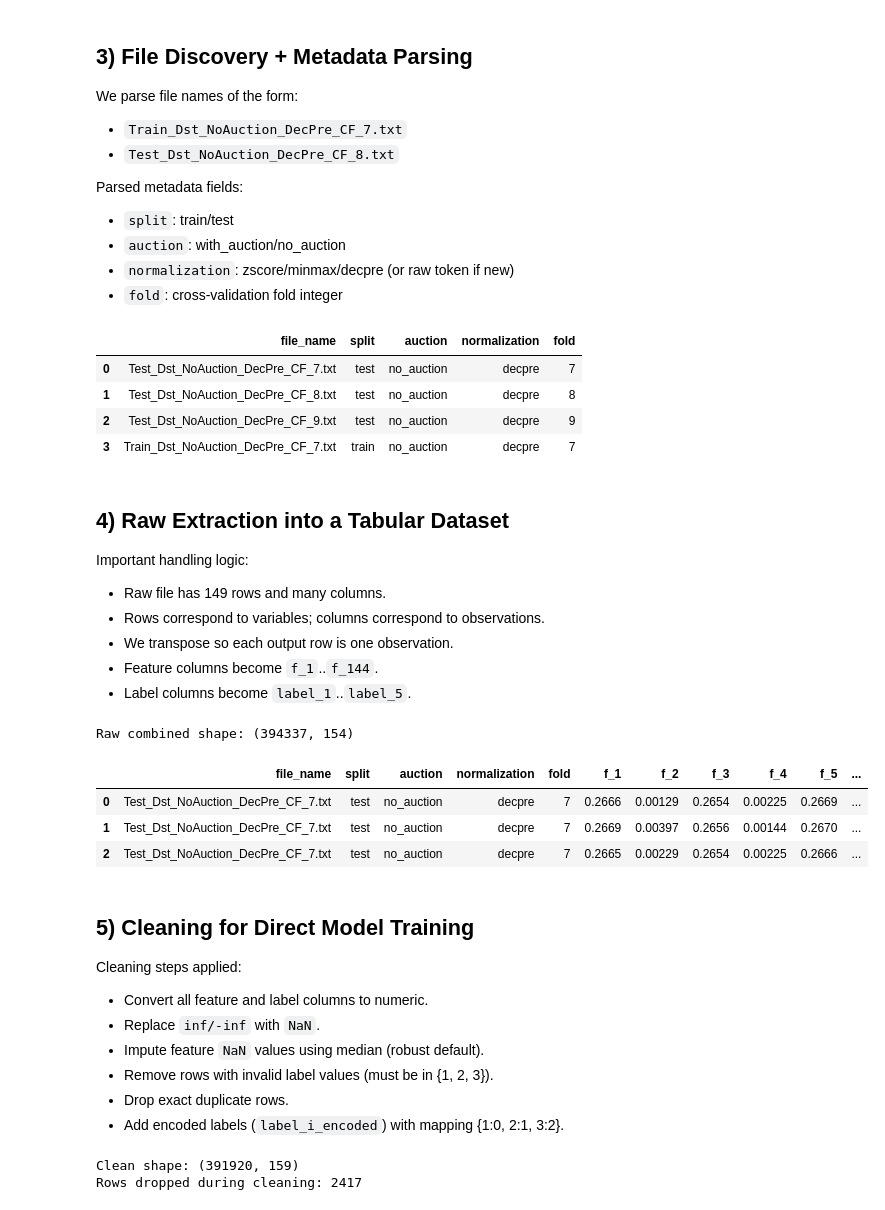
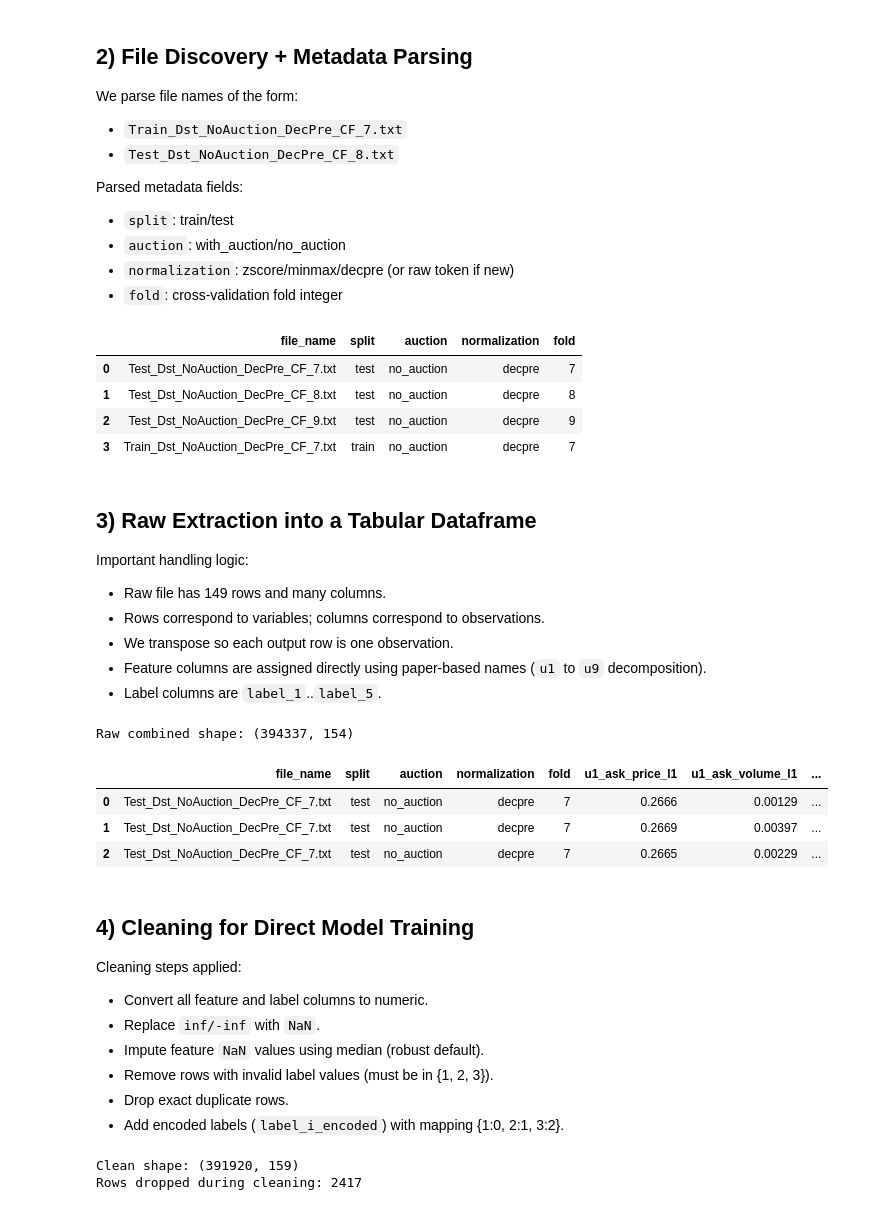
Before and after one commit to Praneeth-Suresh/LOBForecasting, a Jupyter notebook: baseline.ipynb, the cells around one changed output. Saved outputs shown, nothing was run; the diff lists cells and outputs as text; code cells hidden in the pictures.

```diff
--- a/baseline.ipynb
+++ b/baseline.ipynb
@@ -38,5 +103,5 @@ Data directory exists: True -> C:\Users\prane\Work\Coding\Projects\LOBForecastin
 # %% [markdown]
-## 3) File Discovery + Metadata Parsing
+## 2) File Discovery + Metadata Parsing
 
 We parse file names of the form:
 - `Train_Dst_NoAuction_DecPre_CF_7.txt`
@@ -103,14 +168,14 @@ metadata_preview
 | 2 | Test_Dst_NoAuction_DecPre_CF_9.txt | test | no_auction | decpre | 9 |
 | 3 | Train_Dst_NoAuction_DecPre_CF_7.txt | train | no_auction | decpre | 7 |
 # %% [markdown]
-## 4) Raw Extraction into a Tabular Dataset
+## 3) Raw Extraction into a Tabular Dataframe
 
 Important handling logic:
 - Raw file has 149 rows and many columns.
 - Rows correspond to variables; columns correspond to observations.
 - We transpose so each output row is one observation.
-- Feature columns become `f_1`..`f_144`.
-- Label columns become `label_1`..`label_5`.
+- Feature columns are assigned directly using paper-based names (`u1` to `u9` decomposition).
+- Label columns are `label_1`..`label_5`.
 # %%
 def read_lob_txt_to_dataframe(file_path: Path) -> pd.DataFrame:
     raw = pd.read_csv(file_path, sep=r"\s+", header=None, engine="c")
@@ -121,45 +186,42 @@ def read_lob_txt_to_dataframe(file_path: Path) -> pd.DataFrame:
         )
 
     transposed = raw.T.reset_index(drop=True)
-
-    feature_cols = [f"f_{i}" for i in range(1, EXPECTED_FEATURE_ROWS + 1)]
-    label_cols = [f"label_{i}" for i in range(1, EXPECTED_LABEL_ROWS + 1)]
-    transposed.columns = feature_cols + label_cols
+    transposed.columns = FEATURE_COLS + LABEL_COLS
 
     metadata = parse_file_metadata(file_path)
     for key, value in metadata.items():
         transposed[key] = value
 
     cols_order = [
         "file_name",
         "split",
         "auction",
         "normalization",
         "fold",
-        *feature_cols,
-        *label_cols,
+        *FEATURE_COLS,
+        *LABEL_COLS,
     ]
     return transposed[cols_order]
 
 
 def build_raw_dataset(data_dir: Path) -> pd.DataFrame:
     file_paths = discover_data_files(data_dir)
     frames = [read_lob_txt_to_dataframe(path) for path in file_paths]
     combined = pd.concat(frames, ignore_index=True)
     return combined
 
 
 raw_df = build_raw_dataset(DATA_DIR)
 print("Raw combined shape:", raw_df.shape)
 raw_df.head(3)
 # %% [output]
 Raw combined shape: (394337, 154)
-|  | file_name | split | auction | normalization | fold | f_1 | f_2 | f_3 | f_4 | f_5 | ... |
-| 0 | Test_Dst_NoAuction_DecPre_CF_7.txt | test | no_auction | decpre | 7 | 0.2666 | 0.00129 | 0.2654 | 0.00225 | 0.2669 | ... |
-| 1 | Test_Dst_NoAuction_DecPre_CF_7.txt | test | no_auction | decpre | 7 | 0.2669 | 0.00397 | 0.2656 | 0.00144 | 0.2670 | ... |
-| 2 | Test_Dst_NoAuction_DecPre_CF_7.txt | test | no_auction | decpre | 7 | 0.2665 | 0.00229 | 0.2654 | 0.00225 | 0.2666 | ... |
+|  | file_name | split | auction | normalization | fold | u1_ask_price_l1 | u1_ask_volume_l1 | ... |
+| 0 | Test_Dst_NoAuction_DecPre_CF_7.txt | test | no_auction | decpre | 7 | 0.2666 | 0.00129 | ... |
+| 1 | Test_Dst_NoAuction_DecPre_CF_7.txt | test | no_auction | decpre | 7 | 0.2669 | 0.00397 | ... |
+| 2 | Test_Dst_NoAuction_DecPre_CF_7.txt | test | no_auction | decpre | 7 | 0.2665 | 0.00229 | ... |
 # %% [markdown]
-## 5) Cleaning for Direct Model Training
+## 4) Cleaning for Direct Model Training
 
 Cleaning steps applied:
 - Convert all feature and label columns to numeric.
```
Also changed, not shown: parts of 8 cells of this notebook, 1 other file.
